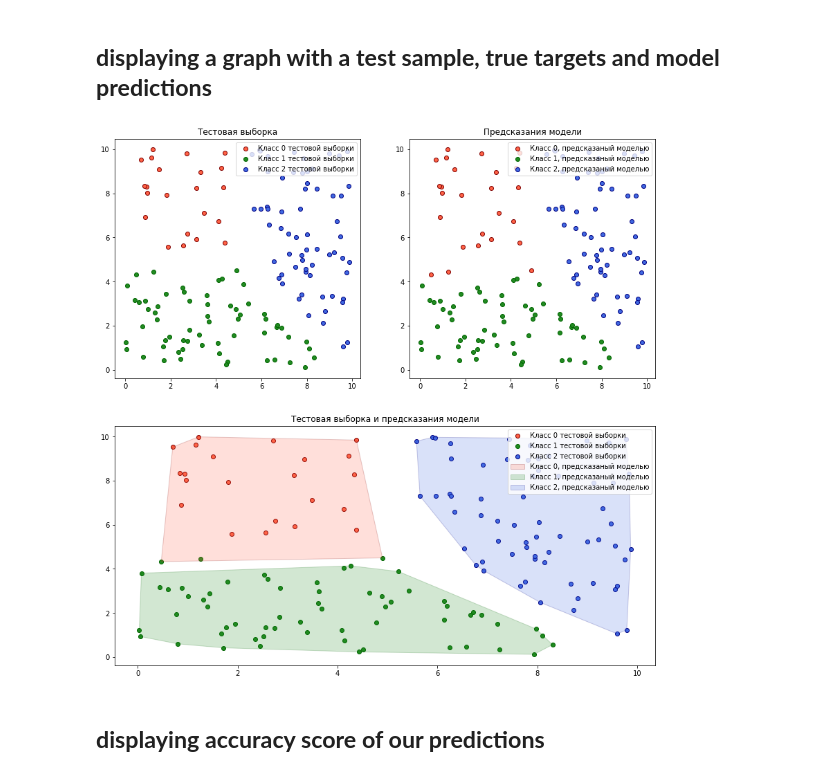
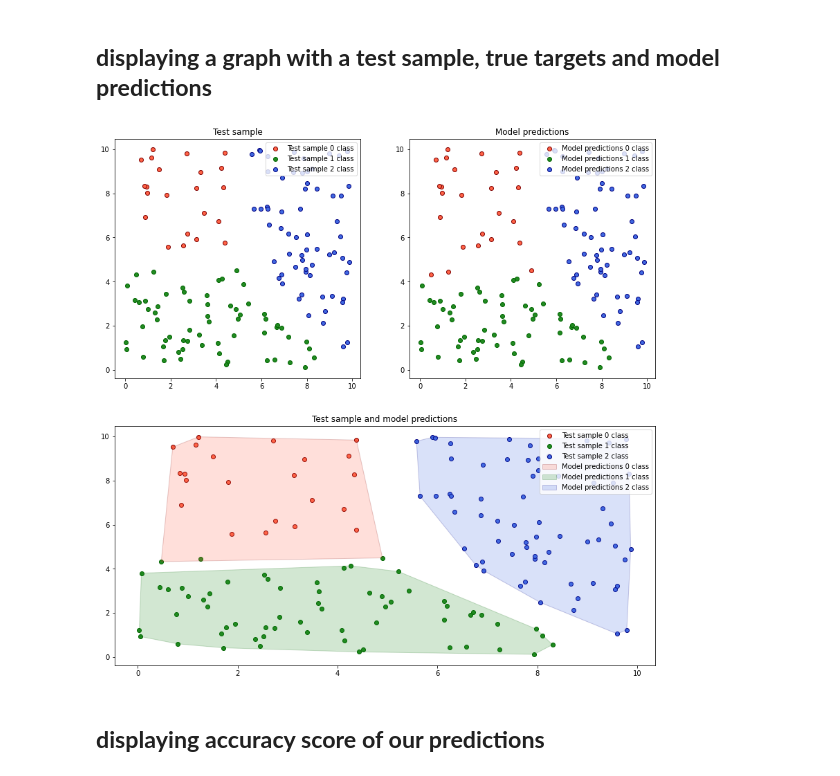
Before and after one commit to Dzagcoffee/my_machine_learning, a Jupyter notebook: machine_learning_algorithms/decision_tree_classification.ipynb, the cells around one changed output. Cells and saved outputs as stored; diff of their text form; code cells hidden in the pictures.

```diff
--- a/machine_learning_algorithms/decision_tree_classification.ipynb
+++ b/machine_learning_algorithms/decision_tree_classification.ipynb
@@ -257,57 +255,57 @@ ax_3 = plt.subplot(212)
 figure.set_figwidth(14)
 figure.set_figheight(14)
 
-ax_1.set_title('Тестовая выборка')
+ax_1.set_title("Test sample")
 ax_1.scatter(test_class_0_graph_x_1_values, test_class_0_graph_x_2_values, color = "tomato",
-           edgecolors='maroon', label = "Класс 0 тестовой выборки")
+           edgecolors="maroon", label = "Test sample 0 class")
 ax_1.scatter(test_class_1_graph_x_1_values, test_class_1_graph_x_2_values, color = "forestgreen",
-           edgecolors='darkgreen', label = "Класс 1 тестовой выборки")
+           edgecolors="darkgreen", label = "Test sample 1 class")
 ax_1.scatter(test_class_2_graph_x_1_values, test_class_2_graph_x_2_values, color = "royalblue",
-           edgecolors='navy', label = "Класс 2 тестовой выборки")
+           edgecolors="navy", label = "Test sample 2 class")
 
-ax_1.legend(loc = 'upper right')
+ax_1.legend(loc = "upper right")
 
-ax_2.set_title('Предсказания модели')
+ax_2.set_title("Model predictions")
 ax_2.scatter(pred_class_0_graph_x_1_values, pred_class_0_graph_x_2_values, color = "tomato",
-           edgecolors='maroon', label = "Класс 0, предсказаный моделью")
+           edgecolors="maroon", label = "Model predictions 0 class")
 ax_2.scatter(pred_class_1_graph_x_1_values, pred_class_1_graph_x_2_values, color = "forestgreen",
-           edgecolors='darkgreen', label = "Класс 1, предсказаный моделью")
+           edgecolors='darkgreen', label = "Model predictions 1 class")
 ax_2.scatter(pred_class_2_graph_x_1_values, pred_class_2_graph_x_2_values, color = "royalblue",
-           edgecolors='navy', label = "Класс 2, предсказаный моделью")
+           edgecolors="navy", label = "Model predictions 2 class")
 
-ax_2.legend(loc = 'upper right')
+ax_2.legend(loc = "upper right")
 
-ax_3.set_title('Тестовая выборка и предсказания модели')
+ax_3.set_title("Test sample and model predictions")
 ax_3.scatter(test_class_0_graph_x_1_values, test_class_0_graph_x_2_values, color = "tomato",
-           edgecolors='maroon', label = "Класс 0 тестовой выборки")
+           edgecolors="maroon", label = "Test sample 0 class")
 ax_3.scatter(test_class_1_graph_x_1_values, test_class_1_graph_x_2_values, color = "forestgreen",
-           edgecolors='darkgreen', label = "Класс 1 тестовой выборки")
+           edgecolors="darkgreen", label = "Test sample 1 class")
 ax_3.scatter(test_class_2_graph_x_1_values, test_class_2_graph_x_2_values, color = "royalblue",
-           edgecolors='navy', label = "Класс 2 тестовой выборки")
+           edgecolors="navy", label = "Test sample 2 class")
 
 pred_class_0_graph_x_1_x_2_values = np.c_[pred_class_0_graph_x_1_values, pred_class_0_graph_x_2_values]
 pred_class_1_graph_x_1_x_2_values = np.c_[pred_class_1_graph_x_1_values, pred_class_1_graph_x_2_values]
 pred_class_2_graph_x_1_x_2_values = np.c_[pred_class_2_graph_x_1_values, pred_class_2_graph_x_2_values]
 
 pred_class_0_hull = ConvexHull(pred_class_0_graph_x_1_x_2_values)
 pred_class_1_hull = ConvexHull(pred_class_1_graph_x_1_x_2_values)
 pred_class_2_hull = ConvexHull(pred_class_2_graph_x_1_x_2_values)
 pred_class_0_polygon = plt.Polygon(pred_class_0_graph_x_1_x_2_values[pred_class_0_hull.vertices,:],
-                                   ec = "maroon", fc = "tomato", alpha=0.2, label = "Класс 0, предсказаный моделью")
+                                   ec = "maroon", fc = "tomato", alpha=0.2, label = "Model predictions 0 class")
 pred_class_1_polygon = plt.Polygon(pred_class_1_graph_x_1_x_2_values[pred_class_1_hull.vertices,:],
-                                   ec = "darkgreen", fc = "forestgreen", alpha=0.2, label = "Класс 1, предсказаный моделью")
+                                   ec = "darkgreen", fc = "forestgreen", alpha=0.2, label = "Model predictions 1 class")
 pred_class_2_polygon = plt.Polygon(pred_class_2_graph_x_1_x_2_values[pred_class_2_hull.vertices,:],
-                                   ec = "navy", fc = "royalblue", alpha=0.2, label = "Класс 2, предсказаный моделью")
+                                   ec = "navy", fc = "royalblue", alpha=0.2, label = "Model predictions 2 class")
 
 ax_3.add_patch(pred_class_0_polygon)
 ax_3.add_patch(pred_class_1_polygon)
 ax_3.add_patch(pred_class_2_polygon)
 
-ax_3.legend(loc = 'upper right')
+ax_3.legend(loc = "upper right")
 
 plt.show()
 # %% [output]
-[figure, old version]
+[figure, new version]
 # %% [markdown]
 ## **displaying accuracy score of our predictions**
 # %%
```
Also changed, not shown: parts of 2 cells of this notebook, 4 other files.
